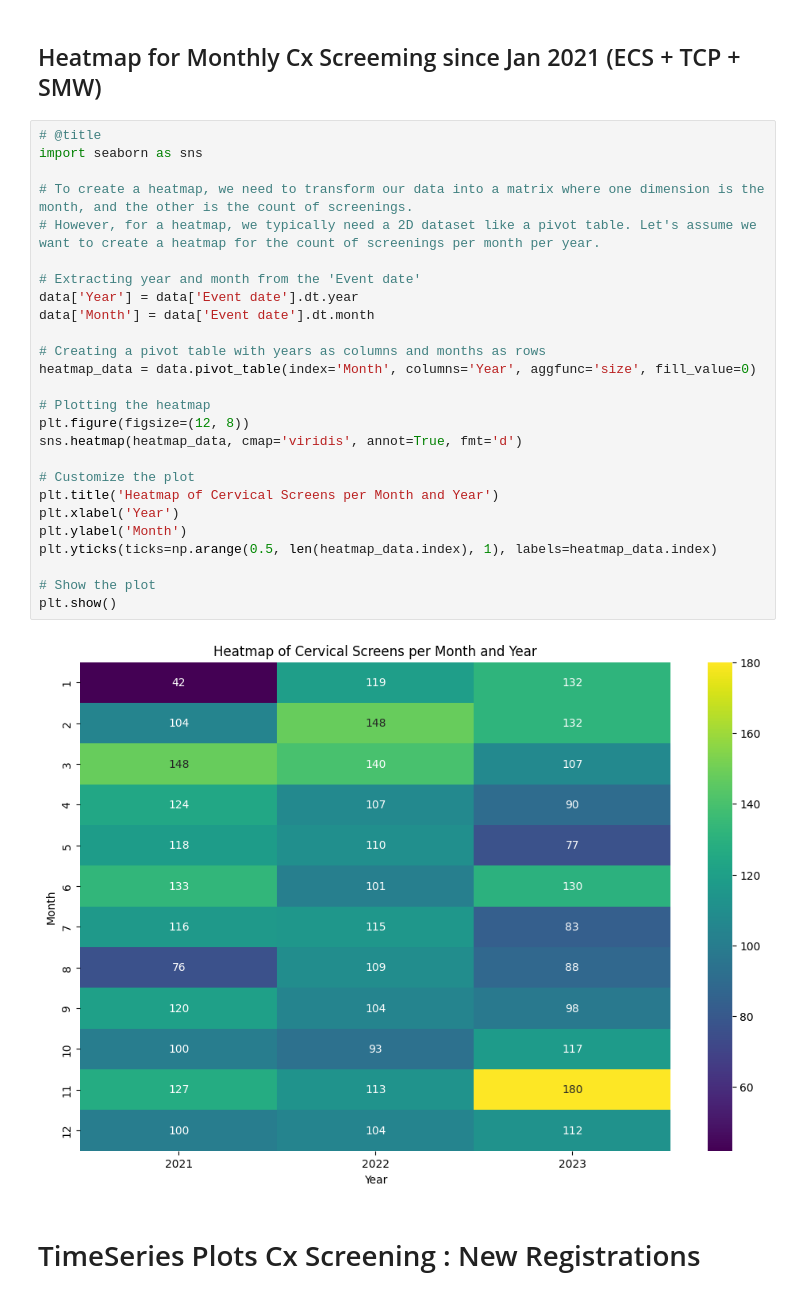
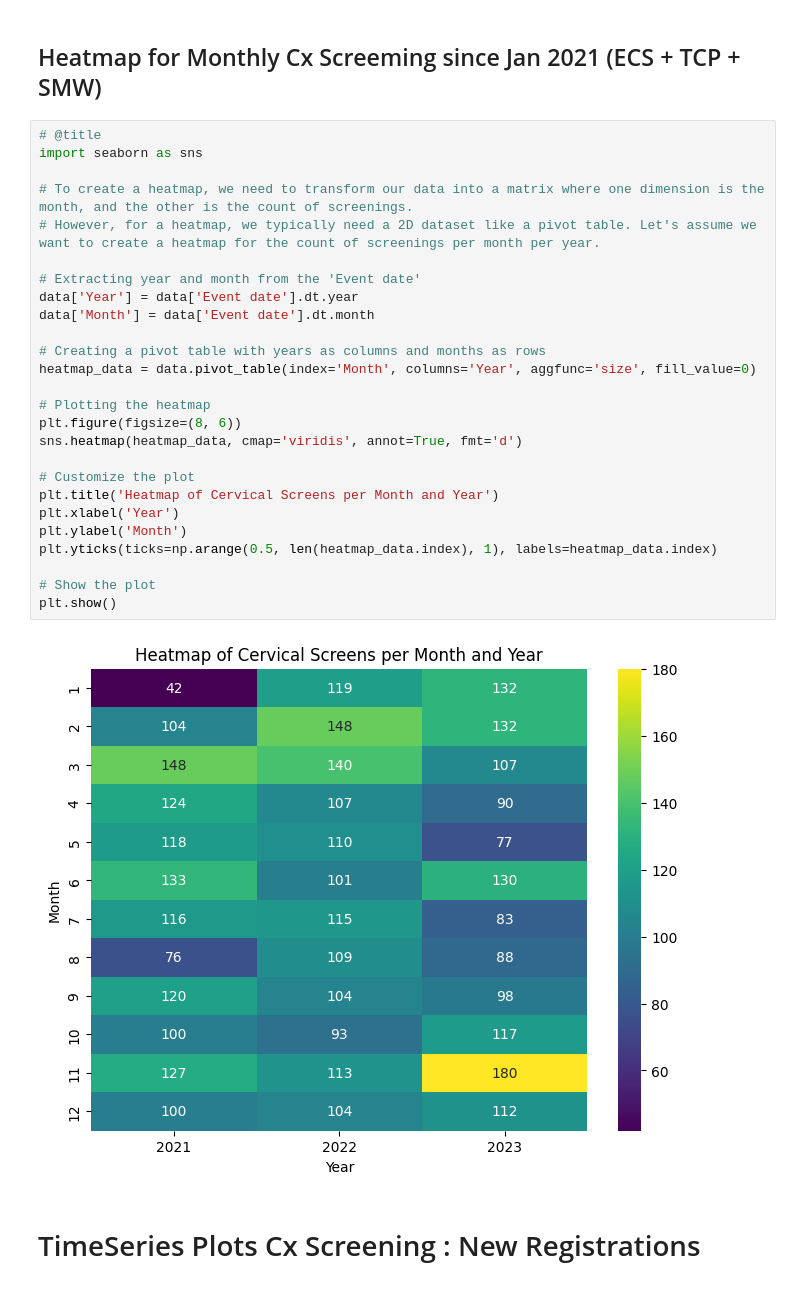
Before and after one commit to janduplessis883/Cervical-Screening-Self-Book-with-Accurx, a Jupyter notebook: CxScreeningTimeSeries.ipynb, the cells around one changed output. Drawn from its saved outputs; the diff is of its cells as text.

```diff
--- a/CxScreeningTimeSeries.ipynb
+++ b/CxScreeningTimeSeries.ipynb
@@ -221,31 +221,31 @@ def plot_ts(reg_df, cx_df, title, h_date='2023-11-01', surgery=['ECS', 'TCP', 'S
 # %%
 # @title
 import seaborn as sns
 
 # To create a heatmap, we need to transform our data into a matrix where one dimension is the month, and the other is the count of screenings.
 # However, for a heatmap, we typically need a 2D dataset like a pivot table. Let's assume we want to create a heatmap for the count of screenings per month per year.
 
 # Extracting year and month from the 'Event date'
 data['Year'] = data['Event date'].dt.year
 data['Month'] = data['Event date'].dt.month
 
 # Creating a pivot table with years as columns and months as rows
 heatmap_data = data.pivot_table(index='Month', columns='Year', aggfunc='size', fill_value=0)
 
 # Plotting the heatmap
-plt.figure(figsize=(12, 8))
+plt.figure(figsize=(8, 6))
 sns.heatmap(heatmap_data, cmap='viridis', annot=True, fmt='d')
 
 # Customize the plot
 plt.title('Heatmap of Cervical Screens per Month and Year')
 plt.xlabel('Year')
 plt.ylabel('Month')
 plt.yticks(ticks=np.arange(0.5, len(heatmap_data.index), 1), labels=heatmap_data.index)
 
 # Show the plot
 plt.show()
 # %% [output]
-[figure, old version]
+[figure, new version]
 # %% [markdown]
 # TimeSeries Plots Cx Screening : New Registrations
 # %% [markdown]
```
